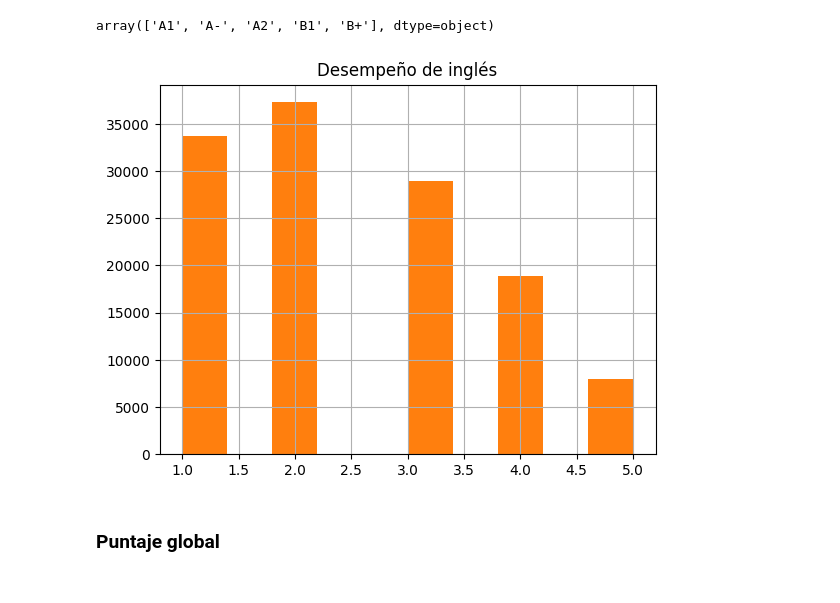
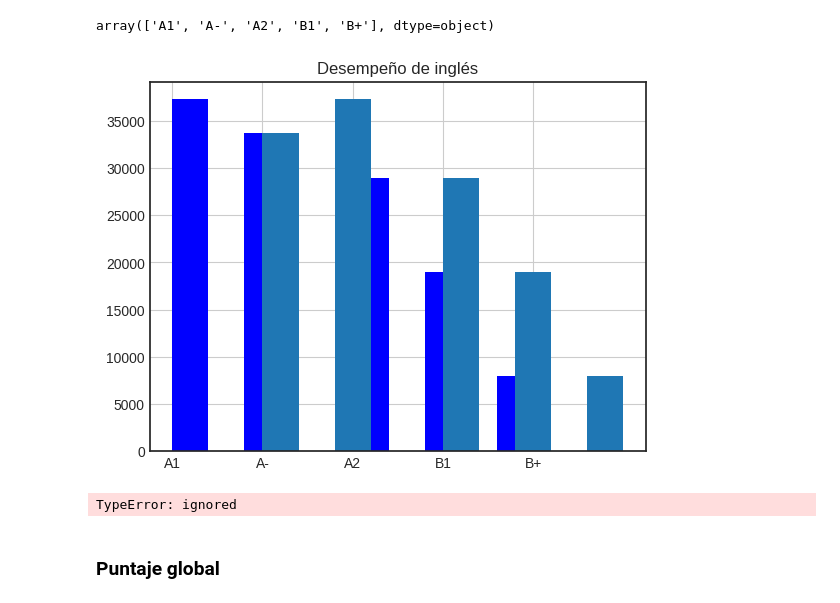
Before and after one commit to karen0c/Proyecto-3, a Jupyter notebook: AnalisisProyecto3.ipynb, the cells around one changed output. Drawn from its saved outputs; the diff is of its cells as text; code cells hidden in the pictures.

```diff
--- a/AnalisisProyecto3.ipynb
+++ b/AnalisisProyecto3.ipynb
@@ -116,7 +116,8 @@ for i in datos.index:
     datos_disc.loc[i, 'cole_area_ubicacion'] = 0
 # %%
 # Histograma
-datos_disc['cole_area_ubicacion'].hist()
-datos_disc['cole_area_ubicacion'].hist().set_title('cole_area_ubicacion')
+plt.style.use('seaborn-white')
+plt.hist(datos['cole_area_ubicacion'], color='blue')
+datos['cole_area_ubicacion'].hist().set_title('cole_area_ubicacion')
 plt.show()
 # %% [output]
@@ -529,11 +548,16 @@ for i in range(0, 126830):
     datos_disc.loc[i, 'desemp_ingles'] = 5
 # %%
 # Histograma
-datos_disc['desemp_ingles'].hist()
+plt.hist(datos['desemp_ingles'], color='blue')
 datos_disc['desemp_ingles'].hist().set_title('Desempeño de inglés')
 plt.show()
 # %% [output]
-[figure, old version]
+[figure, new version]
+# %%
+sns.violinplot(x='fami_estratovivienda', y='desemp_ingles', data=datos_disc)
+plt.show()
+# %% [output]
+TypeError: ignored
 # %% [markdown]
 ### Puntaje global
 # %%
```
Also changed, not shown: parts of 41 cells of this notebook.
